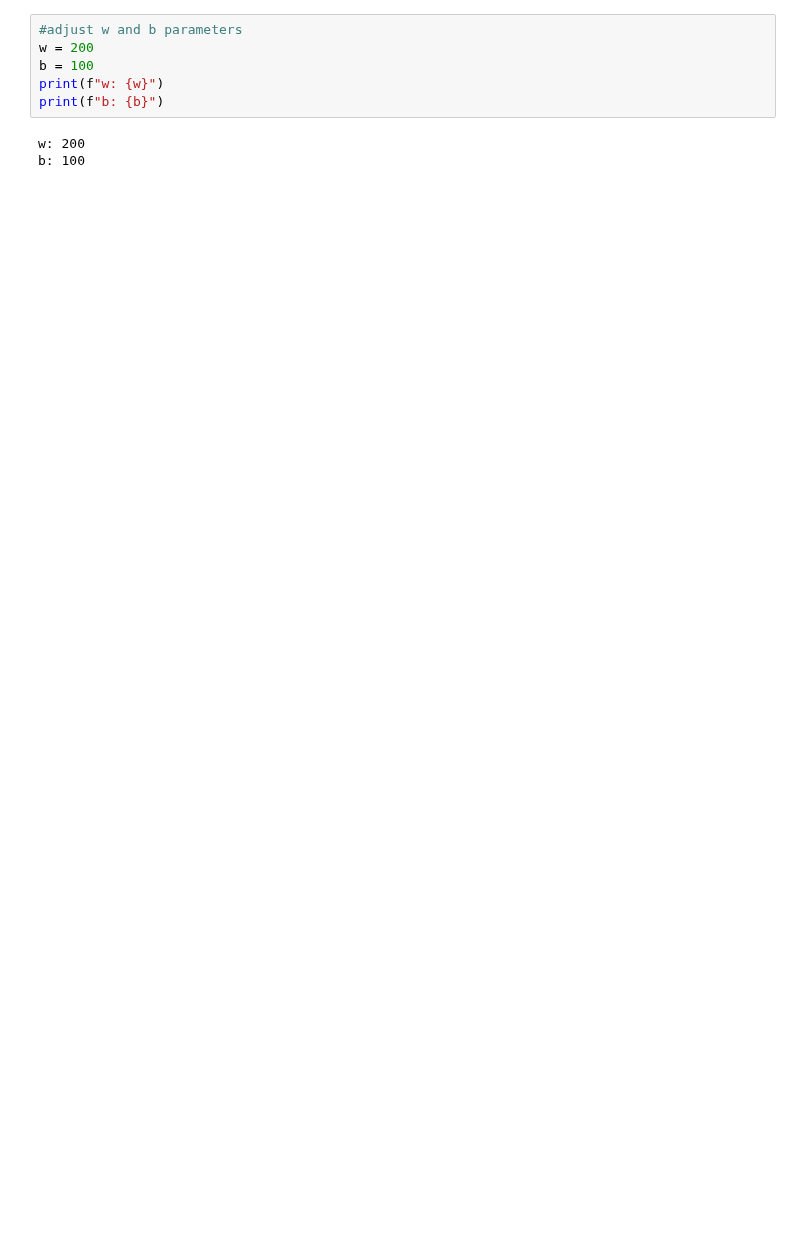
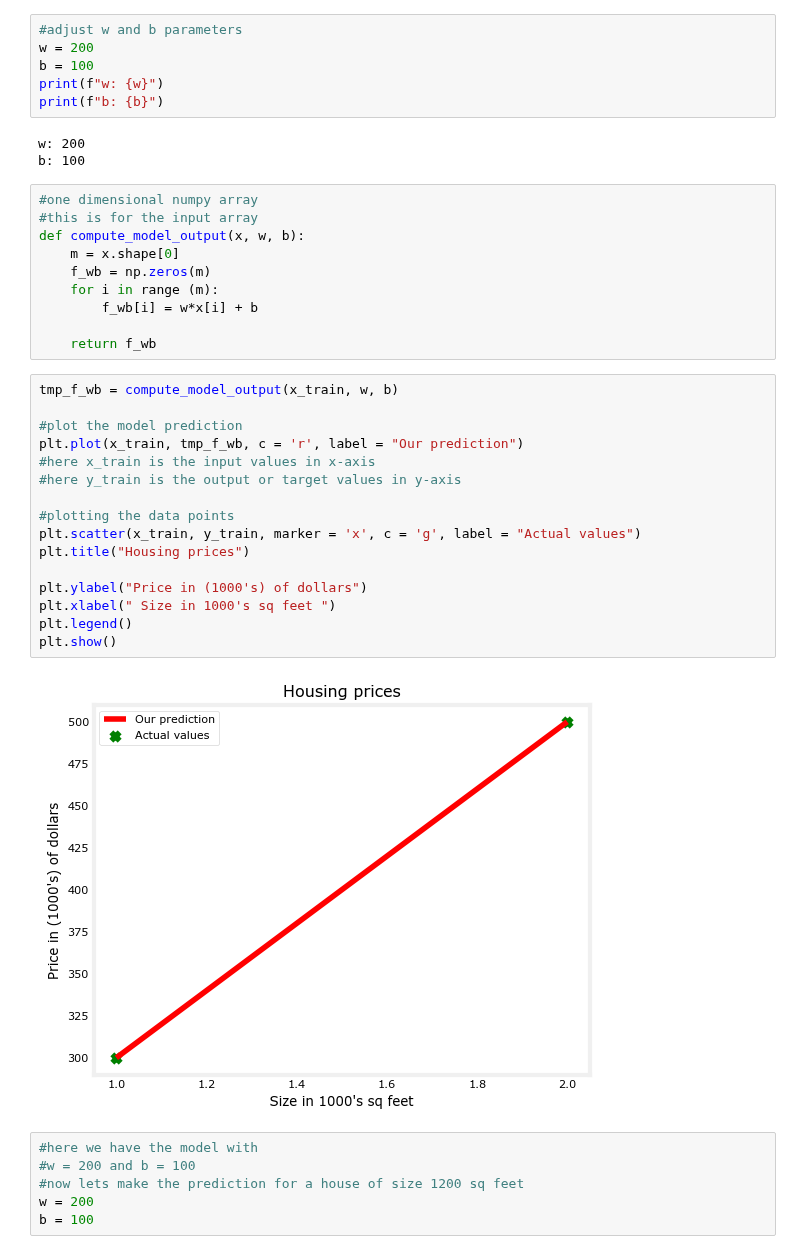
Before and after one commit to amansingh202/python_learning, a Jupyter notebook: ML_week1_lab03.ipynb, the cells around one changed output. Drawn from its saved outputs; the diff is of its cells as text; blank space fills up the shorter version.

```diff
--- a/ML_week1_lab03.ipynb
+++ b/ML_week1_lab03.ipynb
@@ -70,3 +70,37 @@ print(f"b: {b}")
 # %% [output]
 w: 200
 b: 100
+# %%
+#one dimensional numpy array
+#this is for the input array
+def compute_model_output(x, w, b):
+    m = x.shape[0]
+    f_wb = np.zeros(m)
+    for i in range (m):
+        f_wb[i] = w*x[i] + b
+
+    return f_wb
+# %%
+tmp_f_wb = compute_model_output(x_train, w, b)
+
+#plot the model prediction
+plt.plot(x_train, tmp_f_wb, c = 'r', label = "Our prediction")
+#here x_train is the input values in x-axis
+#here y_train is the output or target values in y-axis
+
+#plotting the data points
+plt.scatter(x_train, y_train, marker = 'x', c = 'g', label = "Actual values")
+plt.title("Housing prices")
+
+plt.ylabel("Price in (1000's) of dollars")
+plt.xlabel(" Size in 1000's sq feet ")
+plt.legend()
+plt.show()
+# %% [output]
+[figure, added]
+# %%
+#here we have the model with
+#w = 200 and b = 100
+#now lets make the prediction for a house of size 1200 sq feet
+w = 200
+b = 100
```
Also changed, not shown: parts of 3 cells of this notebook.
